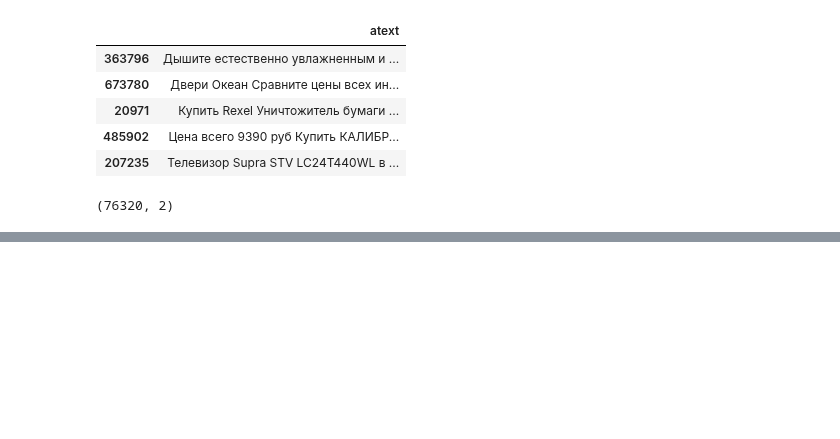
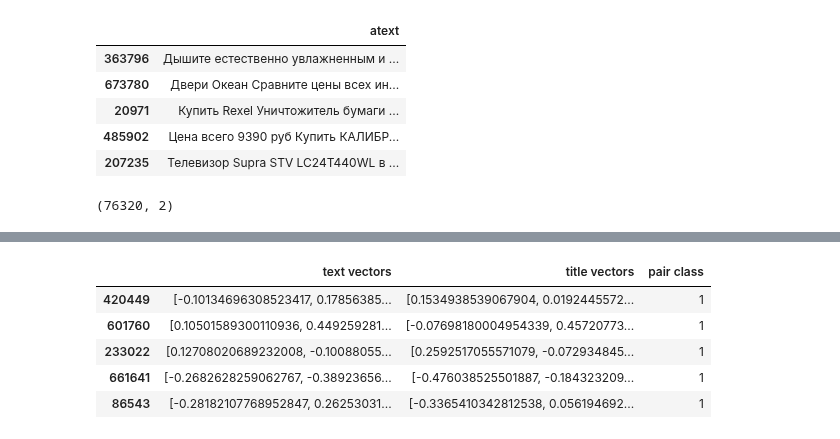
Before and after one commit to innawendell/Describing-Data-, a Jupyter notebook: Ads.ipynb, the cells around one changed output, grey strips where cells are left out. Saved outputs shown, nothing was run; the diff lists cells and outputs as text; code cells hidden in the pictures; blank space fills up the shorter version.

```diff
--- a/Ads.ipynb
+++ b/Ads.ipynb
@@ -322,0 +383,3 @@ len(small) / len([rank for rank in ranks if rank is not None])
+# %%
+correct = train_sample[:4971]
+correct['pair class'] = 1
@@ -322,0 +395,5 @@ len(small) / len([rank for rank in ranks if rank is not None])
+# %%
+incorrect = train_sample[4971:]
+# %%
+incorrect['title vectors'] = incorrect['title vectors'].sample(4971)
+incorrect['pair class'] = 0
@@ -322,0 +410,11 @@ len(small) / len([rank for rank in ranks if rank is not None])
+# %%
+concat = pd.concat([correct, incorrect], axis=0)
+# %%
+concat.head()
+# %% [output]
+|  | text vectors | title vectors | pair class |
+| 420449 | [-0.10134696308523417, 0.17856385... | [0.1534938539067904, 0.0192445572... | 1 |
+| 601760 | [0.10501589300110936, 0.449259281... | [-0.07698180004954339, 0.45720773... | 1 |
+| 233022 | [0.12708020689232008, -0.10088055... | [0.2592517055571079, -0.072934845... | 1 |
+| 661641 | [-0.2682628259062767, -0.38923656... | [-0.476038525501887, -0.184323209... | 1 |
+| 86543 | [-0.28182107768952847, 0.26253031... | [-0.3365410342812538, 0.056194692... | 1 |
```
Also changed, not shown: parts of 37 cells of this notebook.
